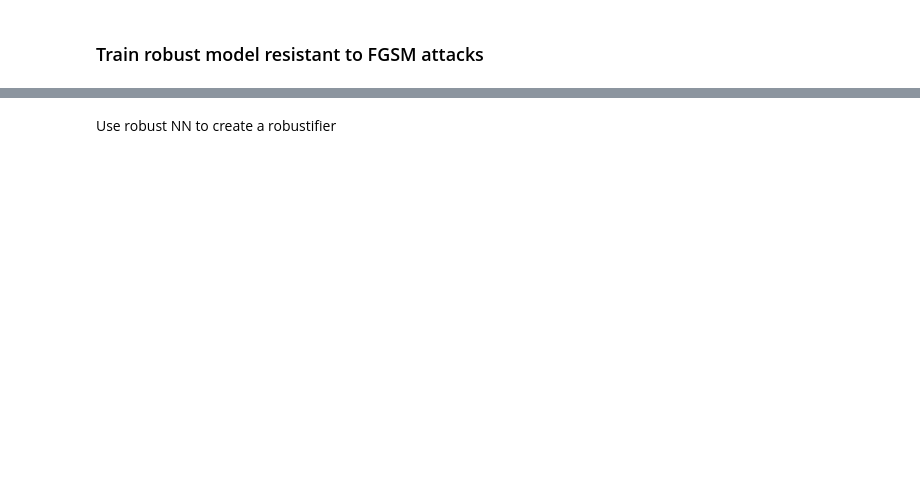
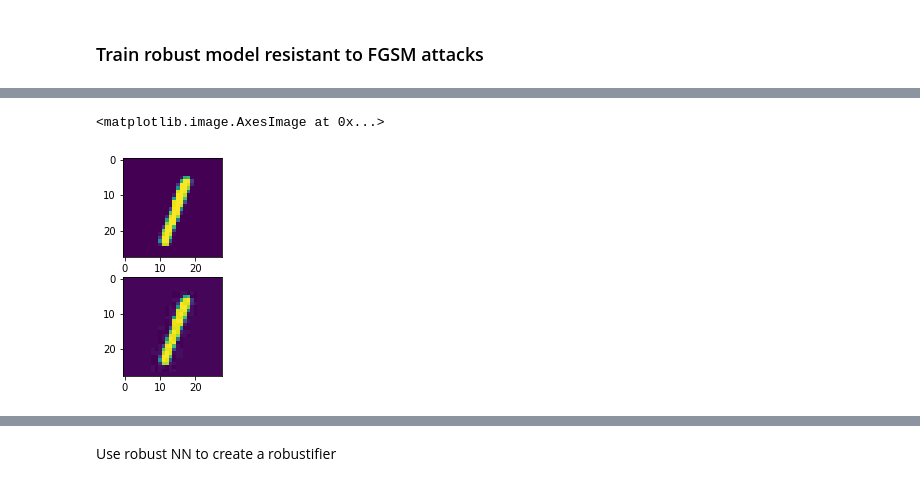
Before and after one commit to kchare/advex_notbugs_features, a Jupyter notebook: notebooks/robust_feature_extraction.ipynb, the cells around one changed output, grey strips where cells are left out. Drawn from its saved outputs; the diff is of its cells as text; code cells hidden in the pictures; blank space fills up the shorter version.

```diff
--- a/notebooks/robust_feature_extraction.ipynb
+++ b/notebooks/robust_feature_extraction.ipynb
@@ -35,12 +35,6 @@ def build_cnn_model(n_layers, n_filters, kernel_size=3, n_classes=10, model_name
 
     model = tf.keras.Model(inputs=input_layer, outputs=output)
     return model
-# %%
-cifar_train = tfds.load('cifar10', split='train', shuffle_files=True, as_supervised=True, batch_size=32)
-cifar_test = tfds.load('cifar10', split='test', shuffle_files=True, as_supervised=True, batch_size=32)
-
-cifar_train = make_tf_data(cifar_train)
-cifar_test = make_tf_data(cifar_)
 # %%
 train_ds = tfds.load('mnist', split='train', shuffle_files=True, as_supervised=True, batch_size=32)
 test_ds = tfds.load('mnist', split='test', shuffle_files=True, as_supervised=True, batch_size=32)
@@ -86,0 +141,12 @@ def pgd_linf(model, X, y, epsilon, alpha, num_iter):
+# %%
+test_model = build_cnn_model(1, 32)
+for b in train_ds.unbatch():
+    X, y = b
+    X = tf.expand_dims(X, 0)
+    delta = fgsm_attack(test_model, X, y, 0.02)
+    Xd = X + delta
+    break
+fig, axs = plt.subplots(2)
+axs[0].imshow(np.squeeze(X))
+axs[1].imshow(np.squeeze(Xd))
+# %% [output]
@@ -86,0 +154,2 @@ def pgd_linf(model, X, y, epsilon, alpha, num_iter):
+<matplotlib.image.AxesImage at 0x...>
+[figure, added]
```
Also changed, not shown: parts of 18 cells of this notebook.
